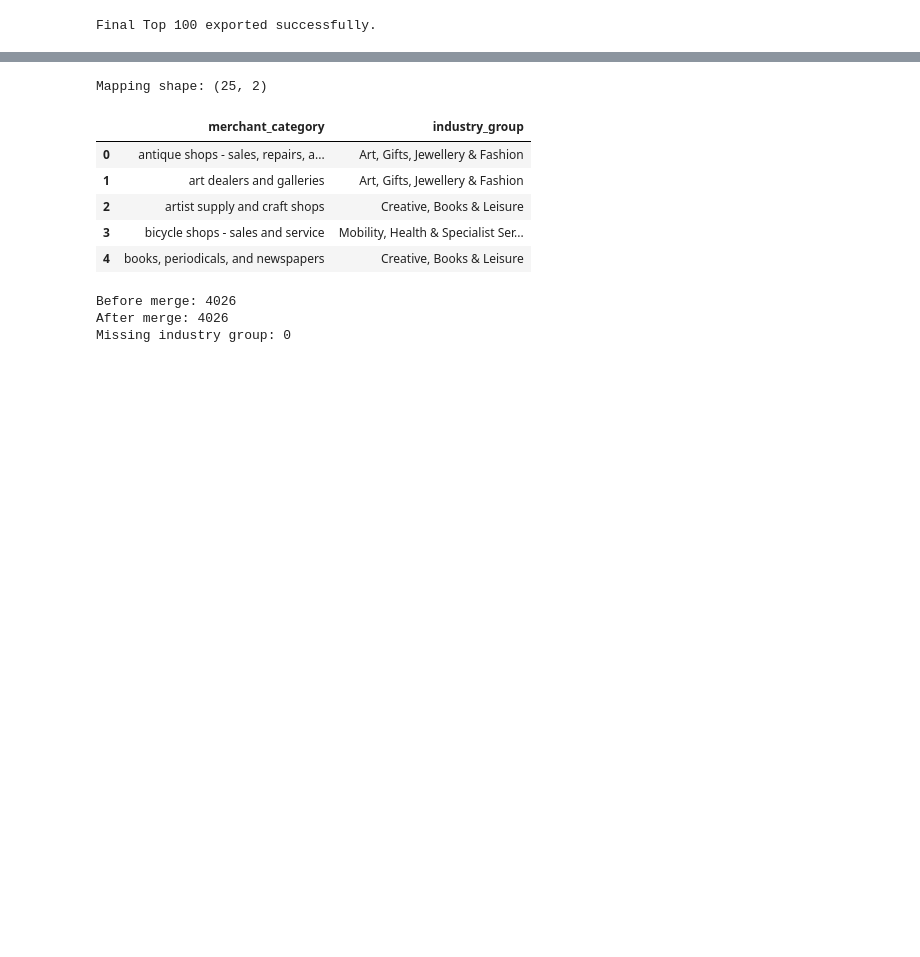
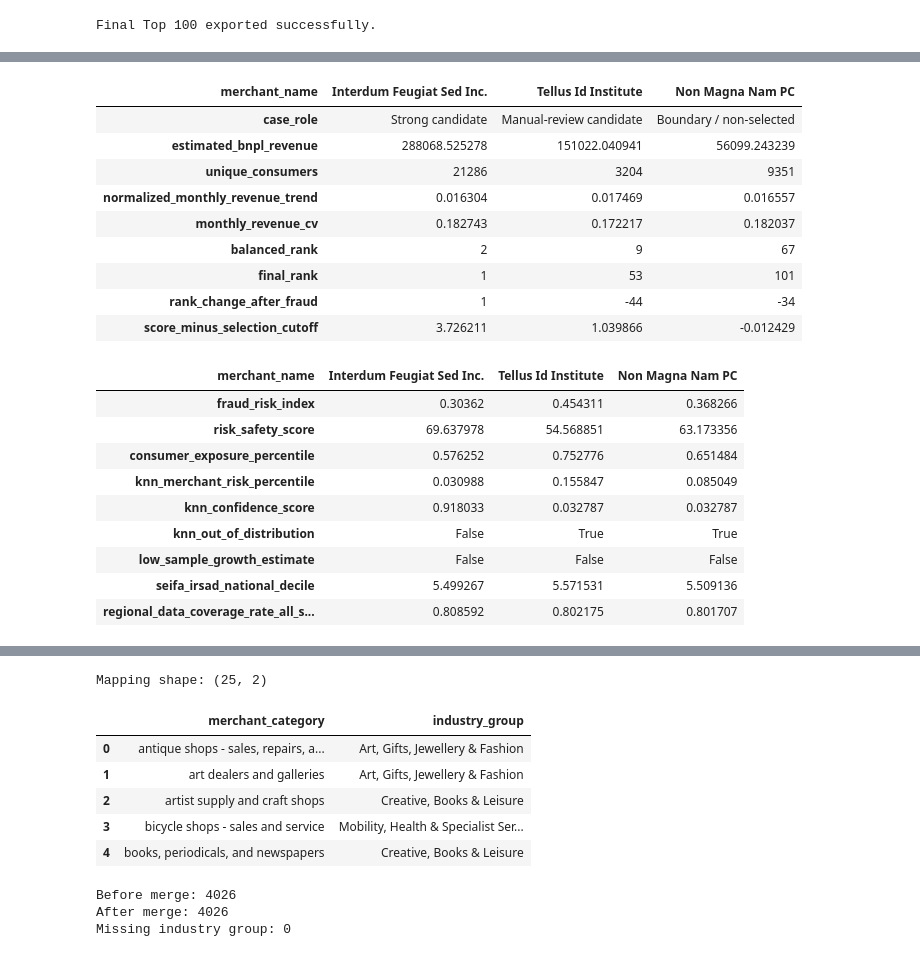
Before and after one commit to yixxx111/MAST30034-Project-2-Group-50, a Jupyter notebook: member5_ranking/final_recommendations.ipynb, the cells around one changed output, grey strips where cells are left out. Saved outputs shown, nothing was run; the diff lists cells and outputs as text; code cells hidden in the pictures; blank space fills up the shorter version.

```diff
--- a/member5_ranking/final_recommendations.ipynb
+++ b/member5_ranking/final_recommendations.ipynb
@@ -523,0 +682,70 @@ Final Top 100 exported successfully.
+# %%
+case_choices = pd.DataFrame([
+    {"merchant_abn": "38090089066", "case_role": "Strong candidate"},
+    {"merchant_abn": "57699602880", "case_role": "Manual-review candidate"},
+    {"merchant_abn": "16570599421", "case_role": "Boundary / non-selected"},
+])
+case_base = ranking_df.copy()
+case_base["merchant_abn"] = case_base["merchant_abn"].astype(str)
+case_studies = case_choices.merge(case_base, on="merchant_abn", how="left", validate="one_to_one")
+assert case_studies["final_rank"].notna().all()
+assert case_studies.iloc[0]["final_rank"] <= 100
+assert case_studies.iloc[1]["final_rank"] <= 100 and case_studies.iloc[1]["knn_out_of_distribution"]
+assert case_studies.iloc[2]["final_rank"] == 101
+cutoff_score = final_top100["final_score"].min()
+case_studies["selected_top100"] = case_studies["merchant_abn"].isin(final_top100["merchant_abn"].astype(str))
+case_studies["score_minus_selection_cutoff"] = case_studies["final_score"] - cutoff_score
+case_studies["selection_reason"] = [
+    "Broad observed value, reach and stability with stronger relative KNN support; selected by the locked score.",
+    "Strong historical commercial value remains selected after fraud adjustment, but OOD and low relative KNN support require evidence review.",
+    "Final rank falls just outside the 100-slot capacity after the fraud adjustment; this does not prove commercial unsuitability.",
+]
+case_studies["recommended_action"] = [
+    "Prioritize onboarding due diligence; confirm current activity, commercial terms and refreshed risk evidence before approval.",
+    "Keep in the shortlist and manually review updated transaction/risk evidence and model applicability; do not auto-reject for OOD.",
+    "Keep as a reserve/review candidate; verify current evidence before any discretionary substitution, without adding onboarding slots.",
+]
+case_columns = [
+    "case_role", "merchant_abn", "merchant_name", "merchant_category", "selected_top100",
+    "estimated_bnpl_revenue", "unique_consumers", "normalized_monthly_revenue_trend",
+    "monthly_revenue_cv", "fraud_risk_index", "risk_safety_score",
+    "consumer_exposure_percentile", "knn_merchant_risk_percentile", "knn_confidence_score",
+    "knn_out_of_distribution", "low_sample_growth_estimate", "balanced_rank", "final_rank",
+    "rank_change_after_fraud", "balanced_score", "final_score", "score_minus_selection_cutoff",
+    "seifa_irsad_national_decile", "regional_data_coverage_rate_all_sources_by_count",
+    "selection_reason", "recommended_action",
+]
+case_studies = case_studies[case_columns]
+case_studies.to_csv(RESULTS_DIR / "merchant_case_studies.csv", index=False)
+display(case_studies.set_index("merchant_name")[[
+    "case_role", "estimated_bnpl_revenue", "unique_consumers", "normalized_monthly_revenue_trend",
+    "monthly_revenue_cv", "balanced_rank", "final_rank", "rank_change_after_fraud",
+    "score_minus_selection_cutoff",
+]].T)
+display(case_studies.set_index("merchant_name")[[
+    "fraud_risk_index", "risk_safety_score", "consumer_exposure_percentile",
+    "knn_merchant_risk_percentile", "knn_confidence_score", "knn_out_of_distribution",
+    "low_sample_growth_estimate", "seifa_irsad_national_decile",
+    "regional_data_coverage_rate_all_sources_by_count",
+]].T)
+# %% [output]
+| merchant_name | Interdum Feugiat Sed Inc. | Tellus Id Institute | Non Magna Nam PC |
+| case_role | Strong candidate | Manual-review candidate | Boundary / non-selected |
+| estimated_bnpl_revenue | 288068.525278 | 151022.040941 | 56099.243239 |
+| unique_consumers | 21286 | 3204 | 9351 |
+| normalized_monthly_revenue_trend | 0.016304 | 0.017469 | 0.016557 |
+| monthly_revenue_cv | 0.182743 | 0.172217 | 0.182037 |
+| balanced_rank | 2 | 9 | 67 |
+| final_rank | 1 | 53 | 101 |
+| rank_change_after_fraud | 1 | -44 | -34 |
+| score_minus_selection_cutoff | 3.726211 | 1.039866 | -0.012429 |
+| merchant_name | Interdum Feugiat Sed Inc. | Tellus Id Institute | Non Magna Nam PC |
+| fraud_risk_index | 0.30362 | 0.454311 | 0.368266 |
+| risk_safety_score | 69.637978 | 54.568851 | 63.173356 |
+| consumer_exposure_percentile | 0.576252 | 0.752776 | 0.651484 |
+| knn_merchant_risk_percentile | 0.030988 | 0.155847 | 0.085049 |
+| knn_confidence_score | 0.918033 | 0.032787 | 0.032787 |
+| knn_out_of_distribution | False | True | True |
+| low_sample_growth_estimate | False | False | False |
+| seifa_irsad_national_decile | 5.499267 | 5.571531 | 5.509136 |
+| regional_data_coverage_rate_all_s... | 0.808592 | 0.802175 | 0.801707 |
```
Also changed, not shown: parts of 18 cells of this notebook, 8 other files.
